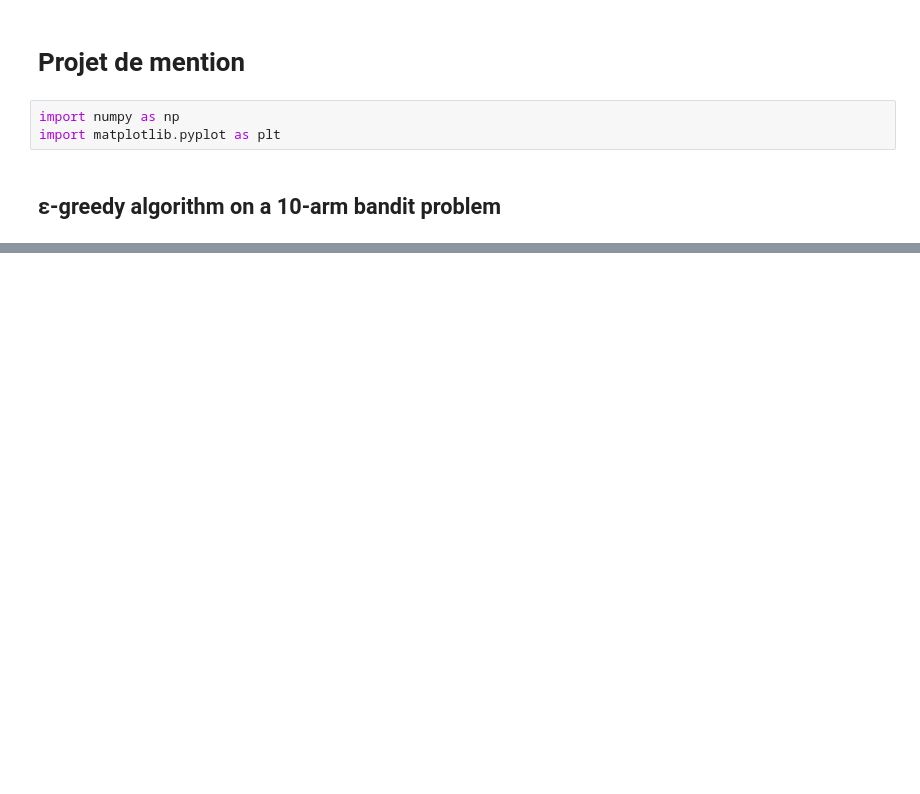
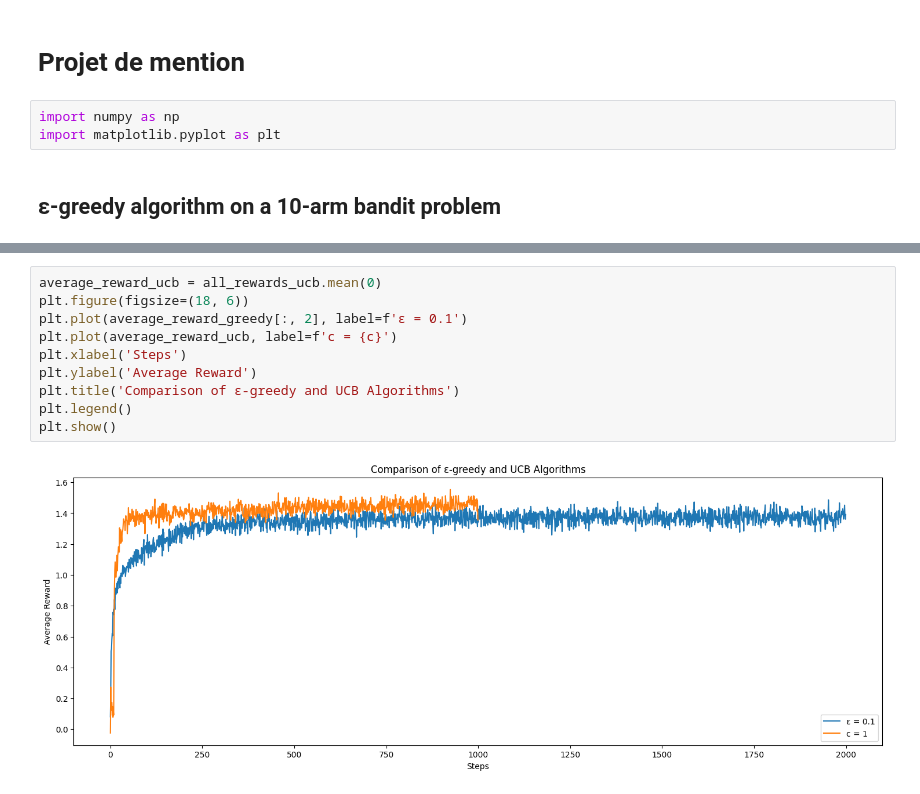
Before and after one commit to QuentinGoulas/Projet-de-mention, a Jupyter notebook: notebook.ipynb, the cells around one changed output, grey strips where cells are left out. Drawn from its saved outputs; the diff is of its cells as text; blank space fills up the shorter version.

```diff
--- a/notebook.ipynb
+++ b/notebook.ipynb
@@ -77,0 +133,12 @@ plt.show()
+# %%
+average_reward_ucb = all_rewards_ucb.mean(0)
+plt.figure(figsize=(18, 6))
+plt.plot(average_reward_greedy[:, 2], label=f'ε = 0.1')
+plt.plot(average_reward_ucb, label=f'c = {c}')
+plt.xlabel('Steps')
+plt.ylabel('Average Reward')
+plt.title('Comparison of ε-greedy and UCB Algorithms')
+plt.legend()
+plt.show()
+# %% [output]
+[figure, added]
```
Also changed, not shown: parts of 7 cells of this notebook.
